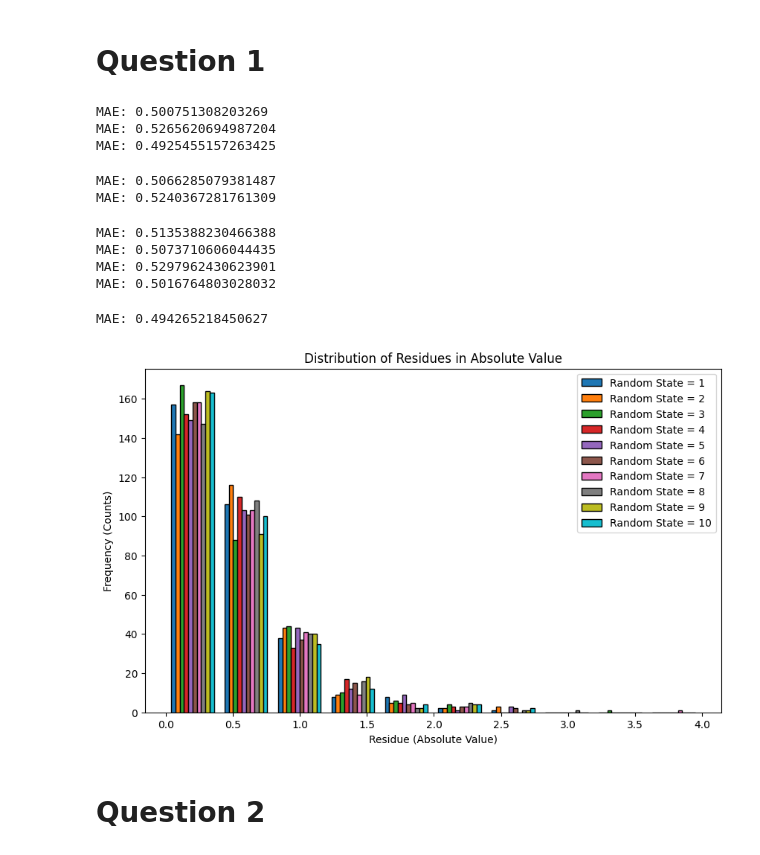
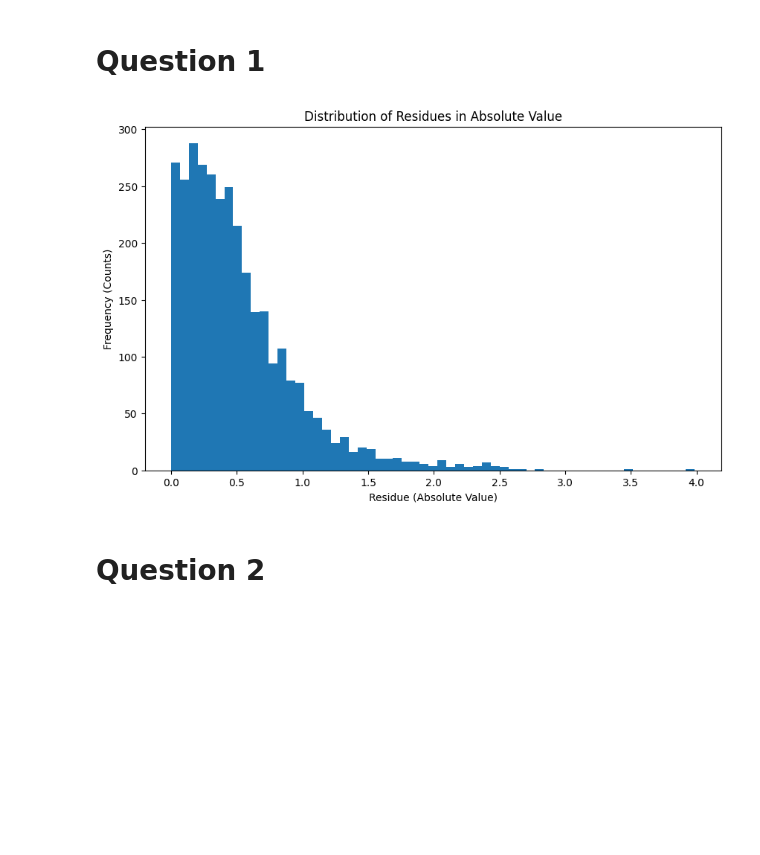
Before and after one commit to pedrocurvo/Aprendizagem, a Jupyter notebook: Homework3/G022.ipynb, the cells around one changed output. Saved outputs shown, nothing was run; the diff lists cells and outputs as text; code cells hidden in the pictures; blank space fills up the shorter version.

```diff
--- a/Homework3/G022.ipynb
+++ b/Homework3/G022.ipynb
@@ -87,52 +78,40 @@ for random_state in range(1, 11):
     y_pred = mlp.predict(X_test)
 
     # Add the residues to the list
-    residues.append(abs(y_test - y_pred))
+    residues.extend(abs(y_test - y_pred).to_numpy())
+
 
     # Calculate the MAE
     mae = mean_absolute_error(y_test, y_pred)
     mae_list.append(mae)
-    print(f"MAE: {mae}")
 
     # Round the predictions
     y_pred_rounded = np.round(y_pred)
     mae_rounded.append(mean_absolute_error(y_test, y_pred_rounded))
 
     # Bound the predictions
     y_pred_bounded = np.clip(y_pred, 1, 10)
     mae_bounded.append(mean_absolute_error(y_test, y_pred_bounded))
 
     # Bounded after Rounded
     y_pred_bounded_rounded = np.clip(y_pred_rounded, 1, 10)
     mae_bounded_rounded.append(mean_absolute_error(y_test, y_pred_bounded_rounded))
 
     # Calculate the RMSE
     rmse = np.sqrt(mean_squared_error(y_test, y_pred))
     rmse_early.append(rmse)
 
 # Plot the distribution of residues (in absolute value)
 plt.figure(figsize=(10, 6))
-plt.hist(residues, bins=10, edgecolor='k')
+plt.hist(residues, bins='auto')
 plt.xlabel("Residue (Absolute Value)")
 plt.ylabel("Frequency (Counts)")
 plt.title("Distribution of Residues in Absolute Value")
-# Add a legend
-plt.legend([f"Random State = {i}" for i in range(1, 11)])
 # Save the figure
 plt.savefig(IMAGES_DIR / "residues.png")
 plt.show()
 # %% [output]
-MAE: 0.500751308203269
-MAE: 0.5265620694987204
-MAE: 0.4925455157263425
-MAE: 0.5066285079381487
-MAE: 0.5240367281761309
-MAE: 0.5135388230466388
-MAE: 0.5073710606044435
-MAE: 0.5297962430623901
-MAE: 0.5016764803028032
-MAE: 0.494265218450627
-[figure, old version]
+[figure, new version]
 # %% [markdown]
 # Question 2
 # %%
```
Also changed, not shown: parts of 3 cells of this notebook, 3 other files.
